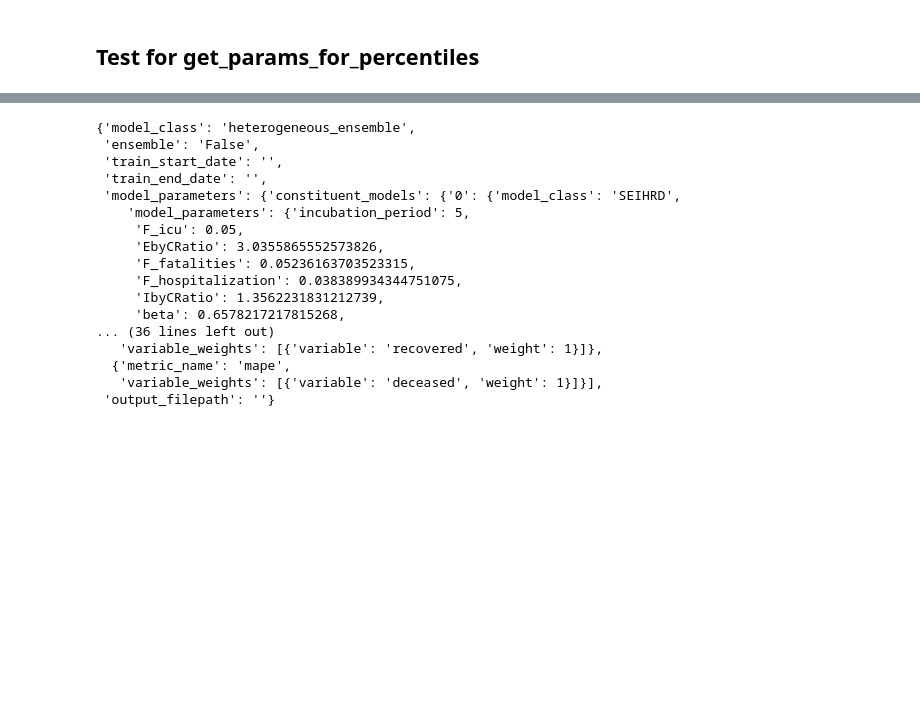
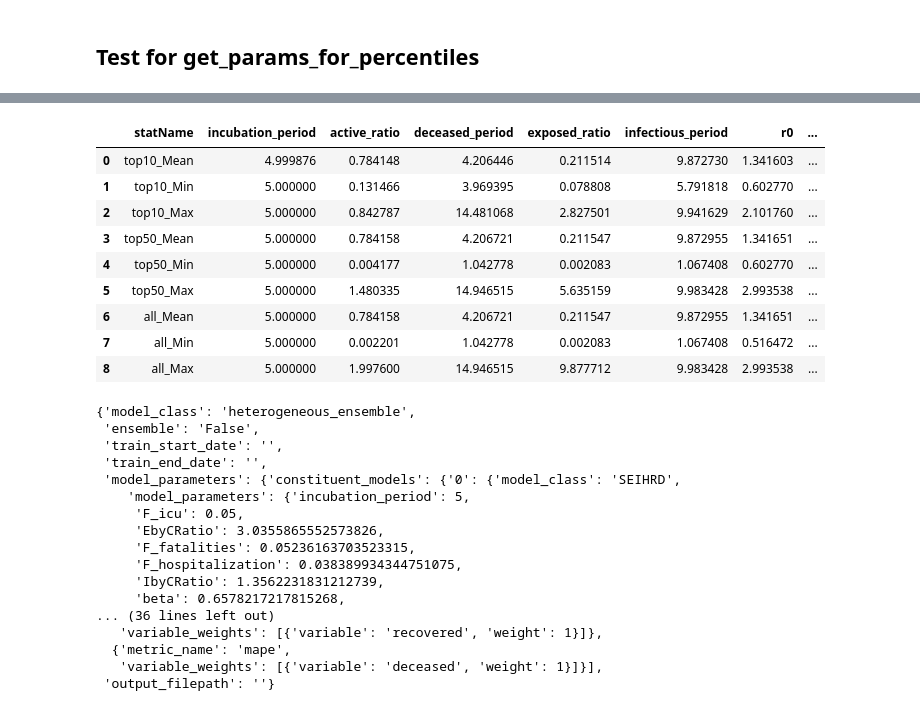
Before and after one commit to dsindiavscovid/covid19-india, a Jupyter notebook: notebooks/Homogenous Ensemble Generalised Test Harsh.ipynb, the cells around one changed output, grey strips where cells are left out. Cells and saved outputs as stored; diff of their text form; code cells hidden in the pictures; blank space fills up the shorter version.

Commit message:
added stats function in homogeneous ensemble class

```diff
--- a/notebooks/Homogenous Ensemble Generalised Test Harsh.ipynb
+++ b/notebooks/Homogenous Ensemble Generalised Test Harsh.ipynb
@@ -405,3 +412,18 @@ paramDict
+# %%
+statsDf = model.get_statistics_of_params("/Users/harsh.maheshwari/Desktop/statsTest.csv")
+# %%
+statsDf
+# %% [output]
+|  | statName | incubation_period | active_ratio | deceased_period | exposed_ratio | infectious_period | r0 | ... |
+| 0 | top10_Mean | 4.999876 | 0.784148 | 4.206446 | 0.211514 | 9.872730 | 1.341603 | ... |
+| 1 | top10_Min | 5.000000 | 0.131466 | 3.969395 | 0.078808 | 5.791818 | 0.602770 | ... |
+| 2 | top10_Max | 5.000000 | 0.842787 | 14.481068 | 2.827501 | 9.941629 | 2.101760 | ... |
+| 3 | top50_Mean | 5.000000 | 0.784158 | 4.206721 | 0.211547 | 9.872955 | 1.341651 | ... |
+| 4 | top50_Min | 5.000000 | 0.004177 | 1.042778 | 0.002083 | 1.067408 | 0.602770 | ... |
+| 5 | top50_Max | 5.000000 | 1.480335 | 14.946515 | 5.635159 | 9.983428 | 2.993538 | ... |
+| 6 | all_Mean | 5.000000 | 0.784158 | 4.206721 | 0.211547 | 9.872955 | 1.341651 | ... |
+| 7 | all_Min | 5.000000 | 0.002201 | 1.042778 | 0.002083 | 1.067408 | 0.516472 | ... |
+| 8 | all_Max | 5.000000 | 1.997600 | 14.946515 | 9.877712 | 9.983428 | 2.993538 | ... |
 # %%
 ensemble_train_config['model_parameters']['constituent_models'] = training_output['model_parameters']['constituent_models']
 # %%
```
Also changed, not shown: parts of 15 cells of this notebook, 1 other file.
